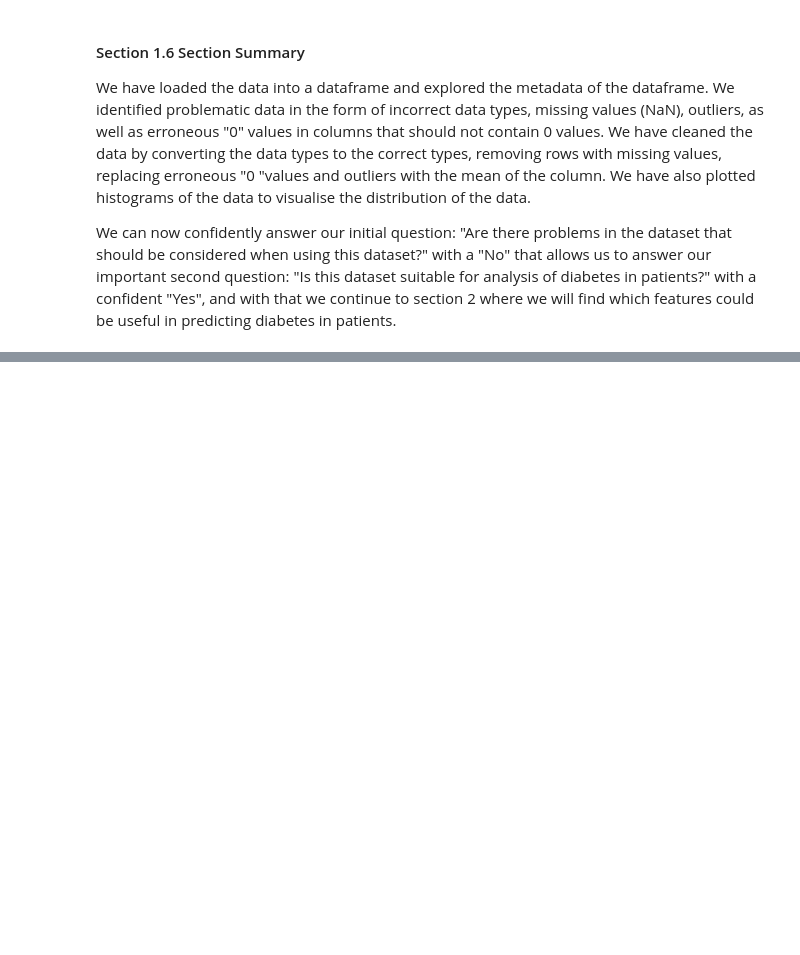
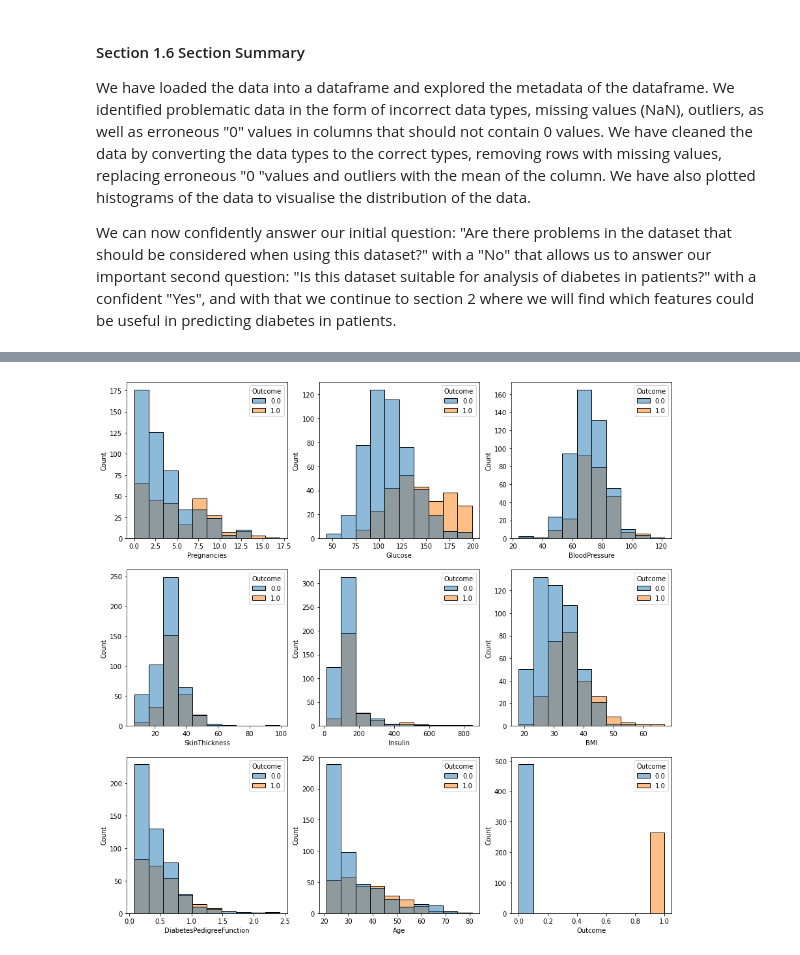
Before and after one commit to adriz-nf/diabetes_eda, a Jupyter notebook: diabetes_eda.ipynb, the cells around one changed output, grey strips where cells are left out. Cells and saved outputs as stored; diff of their text form; code cells hidden in the pictures; blank space fills up the shorter version.

```diff
--- a/diabetes_eda.ipynb
+++ b/diabetes_eda.ipynb
@@ -352,3 +379,15 @@ We have loaded the data into a dataframe and explored the metadata of the datafr
 We have cleaned the data by converting the data types to the correct types, removing rows with missing values, replacing erroneous "0 "values and outliers with the mean of the column. We have also plotted histograms of the data to visualise the distribution of the data.
 
 We can now confidently answer our initial question: "Are there problems in the dataset that should be considered when using this dataset?" with a "No" that allows us to answer our important second question: "Is this dataset suitable for analysis of diabetes in patients?" with a confident "Yes", and with that we continue to section 2 where we will find which features could be useful in predicting diabetes in patients.
+# %%
+# We can now run all of the above functions to create a final dataframe that we will use in the next section.
+# Load the data
+diabetes_df_final = load_diabetes_data(display_metadata=False)
+# Remove rows containing incorrect data types and null values
+diabetes_df_final = conform_rows(diabetes_df_final, diabetes_df_final.columns)
+# clean the outliers in the glucose column
+diabetes_df_final = clean_outliers(df=diabetes_df_final)
+# Fill mis coded "0" values with the mean of the column
+diabetes_df_final = mean_fill(diabetes_df_final, ["Glucose", "BloodPressure", "SkinThickness", "Insulin", "BMI"], suffix=None)
+# Display the metadata of the final dataframe
+diabetes_df_final.info()
@@ -357,0 +419,21 @@ Now that we have cleaned our data we can explore if there are correlations in th
+# %%
+# create a funtcion that displays the distribution of each column split by the Outcome column
+def plot_histograms_outcome(df=diabetes_df_final, columns=diabetes_df_final.columns):
+    """
+    Plot histograms for the 9 columns in the dataframe split by the Outcome column
+    Parameters:
+    - df: The DataFrame to plot the histograms for.
+    returns:
+    - None, displays a 3 by 3 grid of histograms
+    """
+
+    # create the frame to hold the subplots
+    fig, axes = plt.subplots(3, 3, figsize=(15, 15))
+
+    # loop through the columns, plotting the histogram and use some clever math to place the axes object it in the correct subplot.
+    for i, column in enumerate(columns):
+        sns.histplot(data=df, x=column, bins=10, hue="Outcome", ax=axes[i // 3, i % 3])
+# %%
+plot_histograms_outcome()
+# %% [output]
+[figure, added]
```
Also changed, not shown: parts of 38 cells of this notebook.
